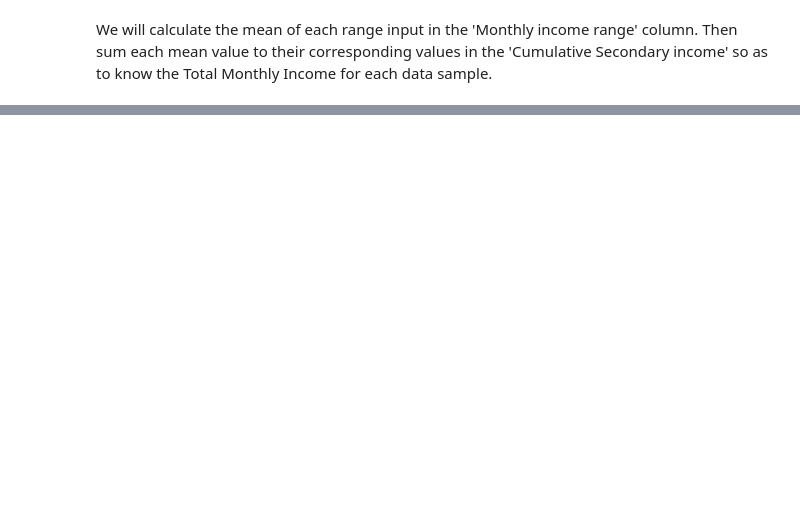
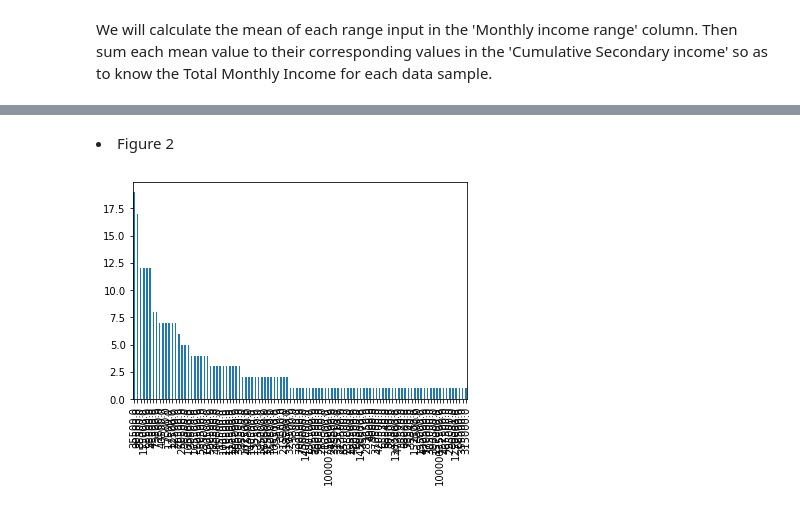
Before and after one commit to sharonibejih/Analysis-on-Nigerians-Demography, a Jupyter notebook: PROJECT .ipynb, the cells around one changed output, grey strips where cells are left out. Cells and saved outputs as stored; diff of their text form; code cells hidden in the pictures; blank space fills up the shorter version.

```diff
--- a/PROJECT .ipynb
+++ b/PROJECT .ipynb
@@ -237,0 +384,8 @@ Data['Monthly income']= Data['Cumulative Secondary Income']+ Data['Monthly Expen
+# %% [markdown]
+<li>Figure 2
+# %%
+Data['Total Monthly Income'].value_counts().plot(kind = "bar")
+
+plt.show()
+# %% [output]
+[figure, added]
```
Also changed, not shown: parts of 63 cells of this notebook.
